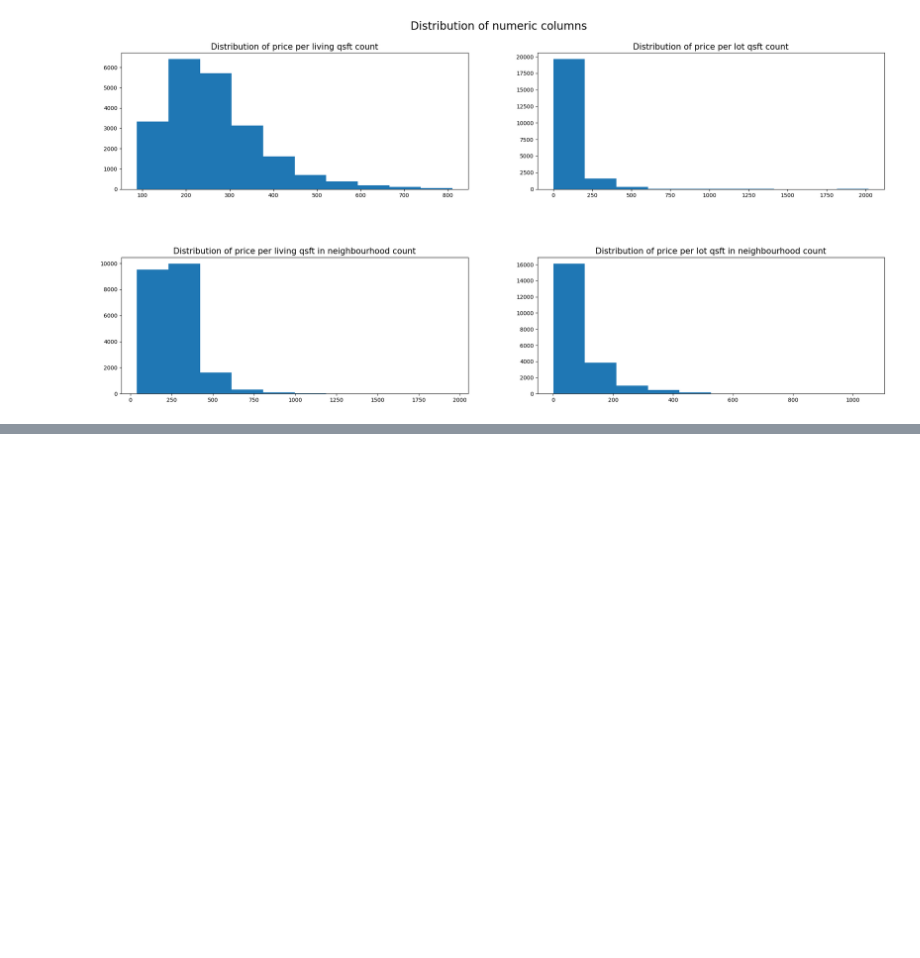
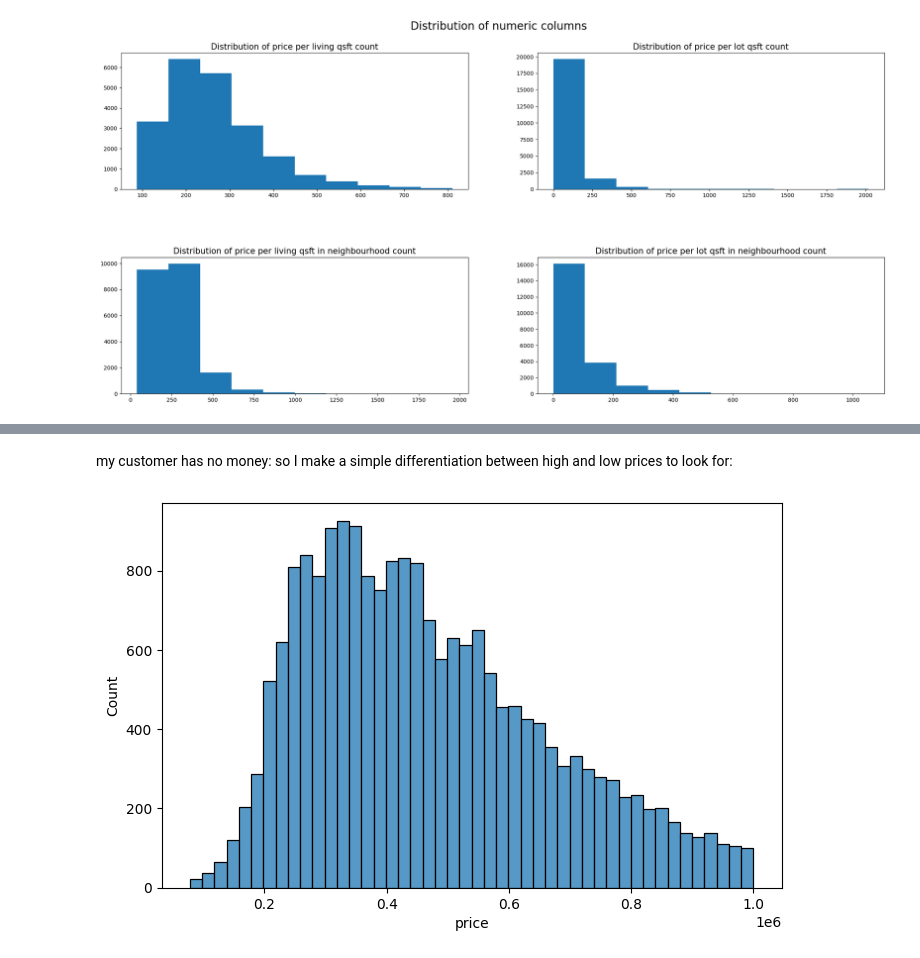
Before and after one commit to tomduese/ds-eda-project, a Jupyter notebook: EDA.ipynb, the cells around one changed output, grey strips where cells are left out. Cells and saved outputs as stored; diff of their text form; code cells hidden in the pictures; blank space fills up the shorter version.

```diff
--- a/EDA.ipynb
+++ b/EDA.ipynb
@@ -243,3 +250,11 @@ sns.scatterplot(data=df, y="price", x="sqft_living")
+# %% [markdown]
+my customer has no money: so I make a simple differentiation between high and low prices to look for:
+# %%
+df["affordable"] = df.price.apply(lambda x: True if x < 1000000 else False)
+df_customer = df.query("affordable == True")
+fig = sns.histplot(data=df, x=df.query("affordable == True")["price"])
+# %% [output]
+[figure, added]
 # %%
 df.info()
 # %% [output]
```
Also changed, not shown: parts of 17 cells of this notebook.
